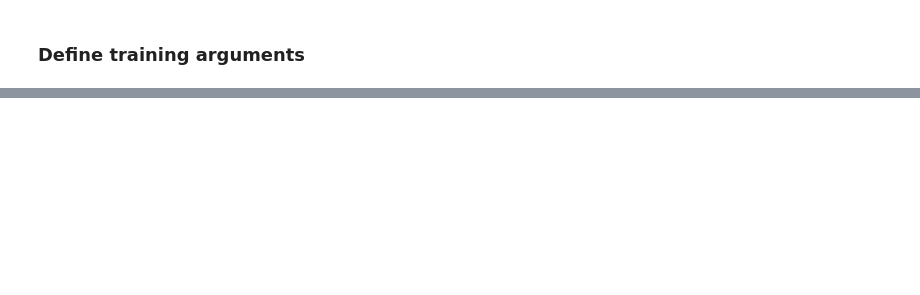
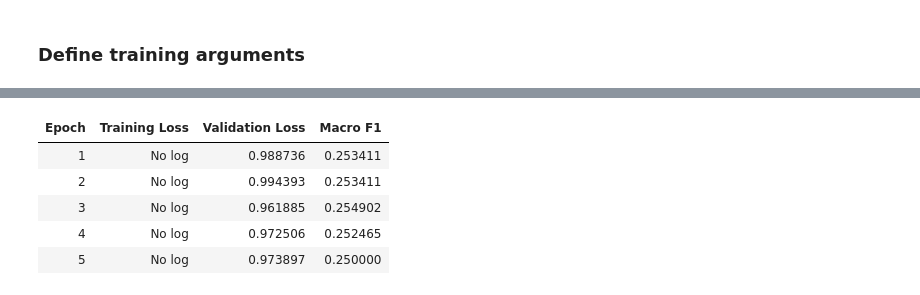
Before and after one commit to jubacochran-uc-berkeley/mids266-exaggeration, a Jupyter notebook: notebooks/pubmedbert_lora.ipynb, the cells around one changed output, grey strips where cells are left out. Saved outputs shown, nothing was run; the diff lists cells and outputs as text; code cells hidden in the pictures; blank space fills up the shorter version.

Commit message:
first pass pubmedbert lora

```diff
--- a/notebooks/pubmedbert_lora.ipynb
+++ b/notebooks/pubmedbert_lora.ipynb
@@ -95,0 +186,77 @@ base_training_args = dict(
+# %%
+# Tokenize all folds
+full_data = load_hf_dataset("copenlu/scientific-exaggeration-detection")
+full_df = process_and_pool_data(full_data["train"], full_data["test"])
+full_dataset = Dataset.from_pandas(full_df, preserve_index=False)
+
+def _tokenize(examples):
+    return tokenizer(
+        examples["abstract_conclusion"],
+        examples["press_release_conclusion"],
+        truncation=True,
+        padding="max_length",
+        max_length=base_config["max_length"],
+    )
+
+full_dataset = full_dataset.map(_tokenize, batched=True)
+
+full_dataset = full_dataset.rename_column("exaggeration_label", "labels")
+full_dataset.set_format("torch")
+# %%
+# get folds
+train_folds, val_folds = get_fold_from_disk(
+    full_df,
+    k=base_config["cv_k"],
+    seed=base_config["cv_seed"],
+)
+
+fold_scores = []
+
+for fold in range(base_config["cv_k"]):
+
+    train_indices = train_folds[fold].index.tolist() #get fold indices
+    val_indices = val_folds[fold].index.tolist()
+
+    train_ds = full_dataset.select(train_indices) #subset tokenized dataset based on fold indices
+    val_ds = full_dataset.select(val_indices)
+
+    training_args = TrainingArguments(
+        output_dir=f"outputs/pubmedbert_lora_fold{fold}", #save each output in new folder based on fold
+        eval_strategy=base_config["eval_strategy"],
+        save_strategy=base_config["save_strategy"],
+        load_best_model_at_end=base_config["load_best_model_at_end"],
+        metric_for_best_model=base_config["metric_for_best_model"],
+        greater_is_better=base_config["greater_is_better"],
+        per_device_train_batch_size=8,
+        per_device_eval_batch_size=8,
+        learning_rate=2e-4,
+        weight_decay=0.01,
+        num_train_epochs=5,
+        warmup_ratio=0.1,
+        fp16=base_config["fp16"],
+        seed=base_config["seed"],
+        report_to=base_config["report_to"],
+        optim=base_config["optim"],
+)
+
+    model = make_lora_model()
+
+    trainer = Trainer(
+        model=model,
+        args=training_args,
+        train_dataset=train_ds,
+        eval_dataset=val_ds,
+        compute_metrics=compute_metrics,
+        callbacks=[EarlyStoppingCallback(early_stopping_patience=base_config["early_stopping_patience"])],
+    )
+
+    trainer.train()
+    metrics = trainer.evaluate()
+
+    fold_f1 = metrics["eval_macro_f1"]
+    fold_scores.append(fold_f1)
+
+    print(f"Fold {fold}: {fold_f1:.4f}")
+
+print(f"\nPubMedBERT + LoRA: {np.mean(fold_scores):.4f} ± {np.std(fold_scores):.4f}")
+# %% [output]
@@ -95,0 +284,6 @@ base_training_args = dict(
+| Epoch | Training Loss | Validation Loss | Macro F1 |
+| 1 | No log | 0.988736 | 0.253411 |
+| 2 | No log | 0.994393 | 0.253411 |
+| 3 | No log | 0.961885 | 0.254902 |
+| 4 | No log | 0.972506 | 0.252465 |
+| 5 | No log | 0.973897 | 0.250000 |
```
Also changed, not shown: parts of 11 cells of this notebook.
